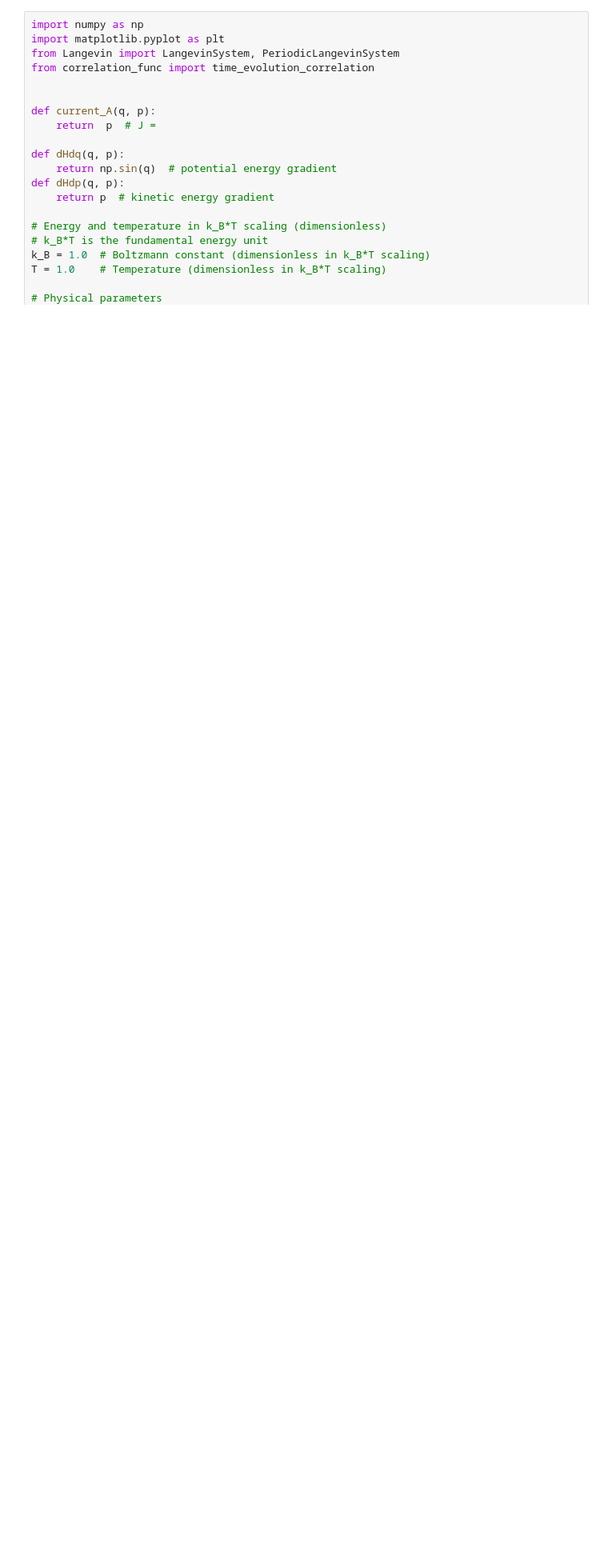
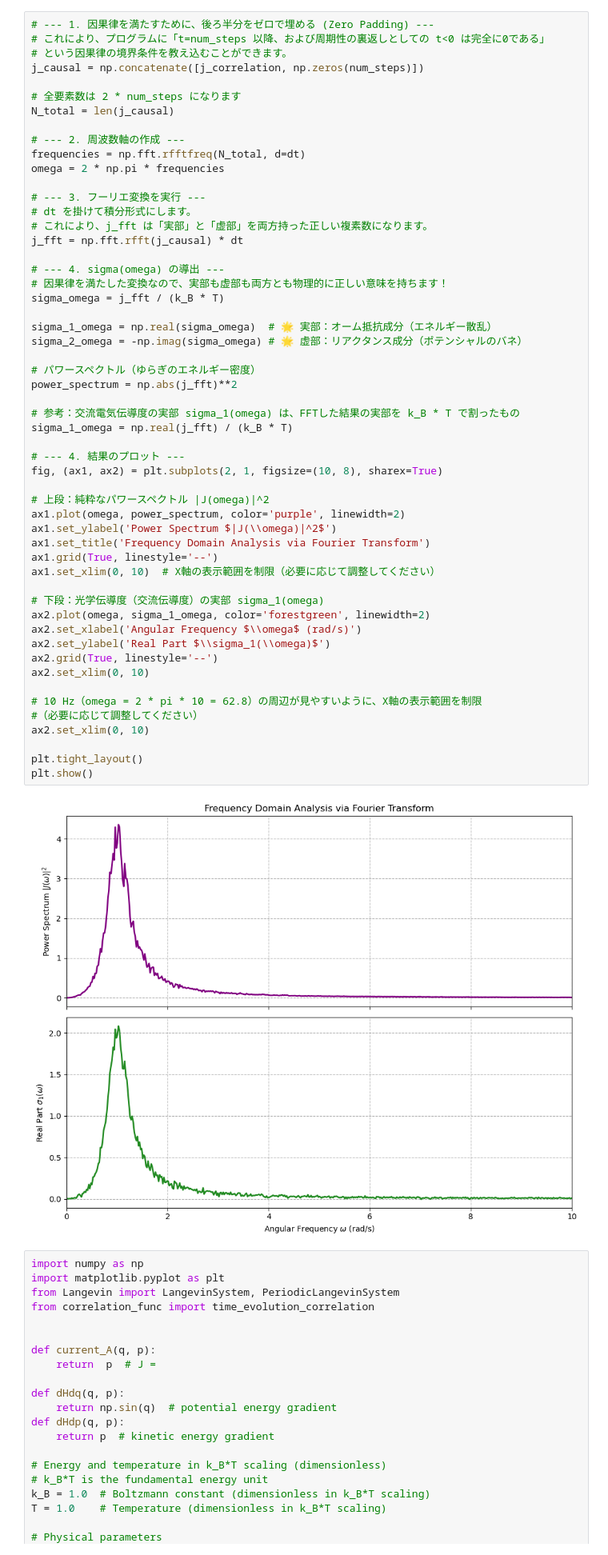
Before and after one commit to zekio1412/simulation, a Jupyter notebook: presentation_simulation.ipynb, the cells around one changed output. Shown at 80% size. Drawn from its saved outputs; the diff is of its cells as text; blank space fills up the shorter version.

```diff
--- a/presentation_simulation.ipynb
+++ b/presentation_simulation.ipynb
@@ -145,3 +146,59 @@ Integrated correlation (conductivity): 9.0471e-03
+# %%
+# --- 1. 因果律を満たすために、後ろ半分をゼロで埋める (Zero Padding) ---
+# これにより、プログラムに「t=num_steps 以降、および周期性の裏返しとしての t<0 は完全に0である」
+# という因果律の境界条件を教え込むことができます。
+j_causal = np.concatenate([j_correlation, np.zeros(num_steps)])
+
+# 全要素数は 2 * num_steps になります
+N_total = len(j_causal)
+
+# --- 2. 周波数軸の作成 ---
+frequencies = np.fft.rfftfreq(N_total, d=dt)
+omega = 2 * np.pi * frequencies
+
+# --- 3. フーリエ変換を実行 ---
+# dt を掛けて積分形式にします。
+# これにより、j_fft は「実部」と「虚部」を両方持った正しい複素数になります。
+j_fft = np.fft.rfft(j_causal) * dt
+
+# --- 4. sigma(omega) の導出 ---
+# 因果律を満たした変換なので、実部も虚部も両方とも物理的に正しい意味を持ちます！
+sigma_omega = j_fft / (k_B * T)
+
+sigma_1_omega = np.real(sigma_omega)  # 🌟 実部：オーム抵抗成分（エネルギー散乱）
+sigma_2_omega = -np.imag(sigma_omega) # 🌟 虚部：リアクタンス成分（ポテンシャルのバネ）
+
+# パワースペクトル（ゆらぎのエネルギー密度）
+power_spectrum = np.abs(j_fft)**2
+
+# 参考：交流電気伝導度の実部 sigma_1(omega) は、FFTした結果の実部を k_B * T で割ったもの
+sigma_1_omega = np.real(j_fft) / (k_B * T)
+
+# --- 4. 結果のプロット ---
+fig, (ax1, ax2) = plt.subplots(2, 1, figsize=(10, 8), sharex=True)
+
+# 上段：純粋なパワースペクトル |J(omega)|^2
+ax1.plot(omega, power_spectrum, color='purple', linewidth=2)
+ax1.set_ylabel('Power Spectrum $|J(\\omega)|^2$')
+ax1.set_title('Frequency Domain Analysis via Fourier Transform')
+ax1.grid(True, linestyle='--')
+ax1.set_xlim(0, 10)  # X軸の表示範囲を制限（必要に応じて調整してください）
+
+# 下段：光学伝導度（交流伝導度）の実部 sigma_1(omega)
+ax2.plot(omega, sigma_1_omega, color='forestgreen', linewidth=2)
+ax2.set_xlabel('Angular Frequency $\\omega$ (rad/s)')
+ax2.set_ylabel('Real Part $\\sigma_1(\\omega)$')
+ax2.grid(True, linestyle='--')
+ax2.set_xlim(0, 10)
+
+# 10 Hz（omega = 2 * pi * 10 = 62.8）の周辺が見やすいように、X軸の表示範囲を制限
+#（必要に応じて調整してください）
+ax2.set_xlim(0, 10)
+
+plt.tight_layout()
+plt.show()
+# %% [output]
+[figure, added]
 # %%
 import numpy as np
 import matplotlib.pyplot as plt
```
Also changed, not shown: parts of 4 cells of this notebook, 2 other files.
